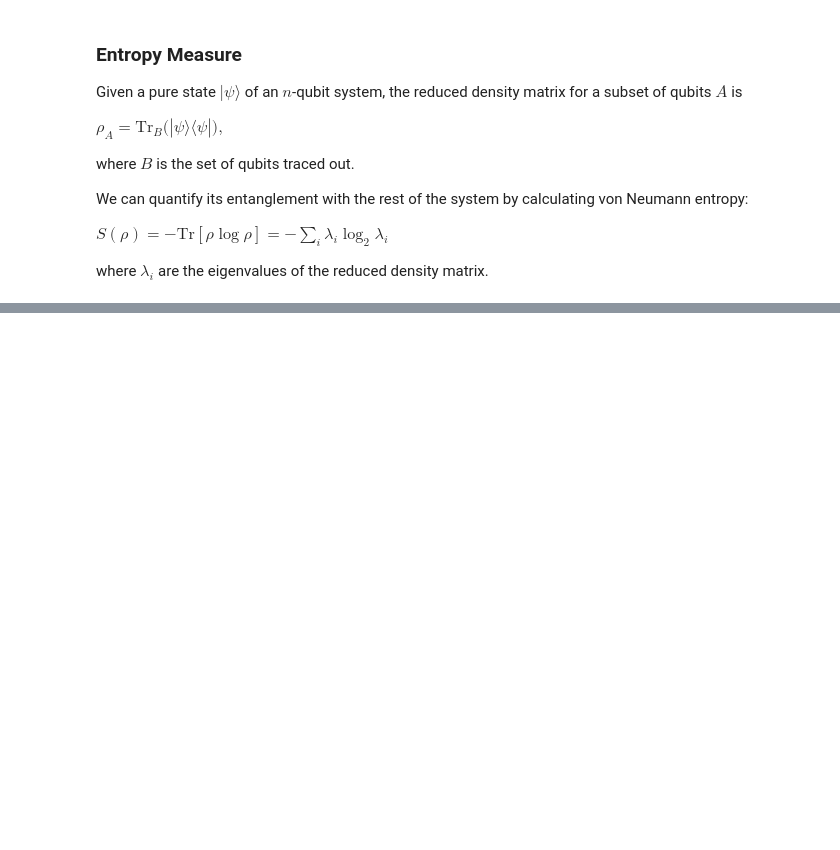
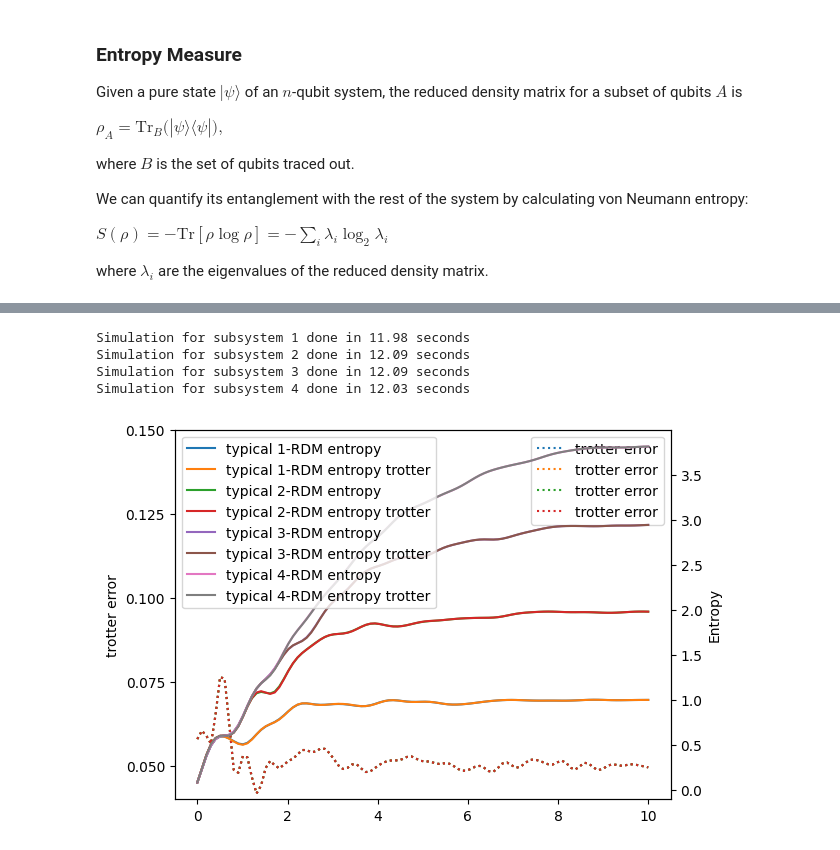
Before and after one commit to jonahso/quantum-walk-and-entanglement, a Jupyter notebook: trotter_steps.ipynb, the cells around one changed output, grey strips where cells are left out. Drawn from its saved outputs; the diff is of its cells as text; code cells hidden in the pictures; blank space fills up the shorter version.

```diff
--- a/trotter_steps.ipynb
+++ b/trotter_steps.ipynb
@@ -471,3 +437,24 @@ Simulation for subsystem 1 done in 532.09 seconds
+# %%
+n = 12
+r = 100
+initial_state = cudaq.get_state(get_initial_state, n)
+ham = 'qimf'
+subsystem = 4
+t_list = np.linspace(0, 10, 100)
+# y_ticks = [0.003, 0.004, 0.005, 0.006, 0.007, 0.008, 0.009, 0.01, 0.011, 0.012, 0.013]
+# y_ticks = [0.04, 0.05, 0.06, 0.07, 0.08, 0.09, 0.10, 0.11, 0.12, 0.13, 0.14]
+y_ticks = [0.05, 0.075, 0.1, 0.125, 0.15]
+
+h_x_val, h_y_val, J_val = 0.8090, 0.9045, 1
+pf = 2
+
+ideal_plot (n, initial_state, subsystem, t_list, r, y_ticks, ham, h_x_val, h_y_val, J_val, pf)
+# %% [output]
+Simulation for subsystem 1 done in 11.98 seconds
+Simulation for subsystem 2 done in 12.09 seconds
+Simulation for subsystem 3 done in 12.09 seconds
+Simulation for subsystem 4 done in 12.03 seconds
+[figure, added]
 # %%
 # H_pl = Power_Law(n=5, alpha=4, Jx=1, Jy=1, Jz=1, hx=1, hy=1, hz=1, pbc=False, verbose=True)
 def create_powerlaw_hamiltonian(n_spins: int, Jx: float = 1.0, Jy: float = 1.0,
```
Also changed, not shown: parts of 7 cells of this notebook.
